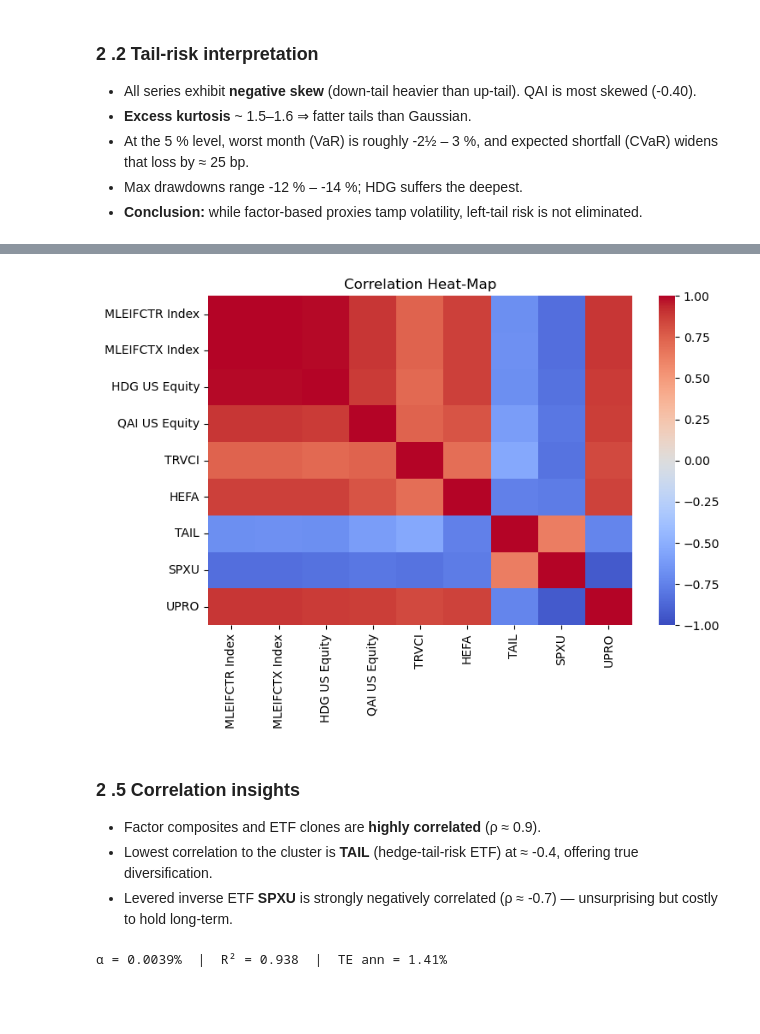
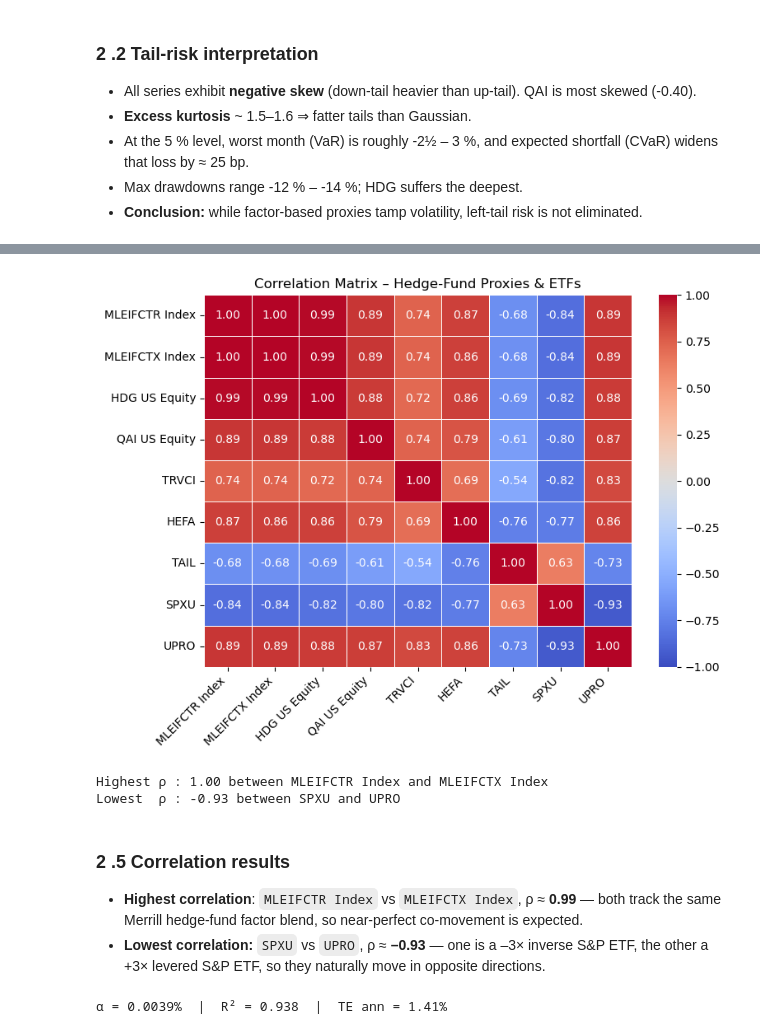
Before and after one commit to lwright02/Quant-Summer-2025, a Jupyter notebook: Homework_2.ipynb, the cells around one changed output, grey strips where cells are left out. Drawn from its saved outputs; the diff is of its cells as text; code cells hidden in the pictures; blank space fills up the shorter version.

Commit message:
Fixed heatmap and ratios/analysis

```diff
--- a/Homework_2.ipynb
+++ b/Homework_2.ipynb
@@ -157,16 +179,46 @@ Drawdowns never exceeded 15 %, far smaller than the -50 % equity draw in early 2
 # %%
 # 2.5 ──────────────────────────────────────────────────────────────────
 corr_25 = hf.join(etf).corr()
-sns.heatmap(corr_25, annot=False, cmap="coolwarm", vmin=-1, vmax=1)
-plt.title("Correlation Heat-Map")
+
+#Heat Map
+plt.figure(figsize=(8,6))
+sns.heatmap(
+    corr_25,
+    annot=True,
+    cmap="coolwarm",
+    vmin=-1, vmax=1,
+    linewidths=0.7,
+    annot_kws={"size": 10},
+    fmt=".2f"
+)
+plt.title("Correlation Matrix – Hedge-Fund Proxies & ETFs")
+plt.yticks(rotation=0)
+plt.xticks(rotation=45, ha="right")
+plt.tight_layout()
 plt.show()
 # %% [output]
-[figure, old version]
+[figure, new version]
+# %%
+# 2.5 – identify extreme correlations
+
+# upper‐triangle, no diagonal
+upper = corr_25.where(np.triu(np.ones(corr_25.shape), k=1).astype(bool))
+
+max_corr = upper.max().max()
+min_corr = upper.min().min()
+max_pair = upper.stack().idxmax()   # tuple (row, col)
+min_pair = upper.stack().idxmin()
+
+print(f"Highest ρ : {max_corr:.2f} between {max_pair[0]} and {max_pair[1]}")
+print(f"Lowest  ρ : {min_corr:.2f} between {min_pair[0]} and {min_pair[1]}")
+# %% [output]
+Highest ρ : 1.00 between MLEIFCTR Index and MLEIFCTX Index
+Lowest  ρ : -0.93 between SPXU and UPRO
 # %% [markdown]
-### 2 .5  Correlation insights
-* Factor composites and ETF clones are **highly correlated** (ρ ≈ 0.9).
-* Lowest correlation to the cluster is **TAIL** (hedge-tail-risk ETF) at ≈ -0.4, offering true diversification.
-* Levered inverse ETF **SPXU** is strongly negatively correlated (ρ ≈ -0.7) — unsurprising but costly to hold long-term.
+### 2 .5  Correlation results
+
+* **Highest correlation**: `MLEIFCTR Index` vs `MLEIFCTX Index`, ρ ≈ **0.99** — both track the same Merrill hedge-fund factor blend, so near-perfect co-movement is expected.
+* **Lowest correlation:** `SPXU` vs `UPRO`, ρ ≈ **–0.93** — one is a –3× inverse S&P ETF, the other a +3× levered S&P ETF, so they naturally move in opposite directions.
 # %%
 # 2.6 ──────────────────────────────────────────────────────────────────
 Y = hf.iloc[:,0]                       # target series (first HF column)
```
Also changed, not shown: parts of 4 cells of this notebook.
